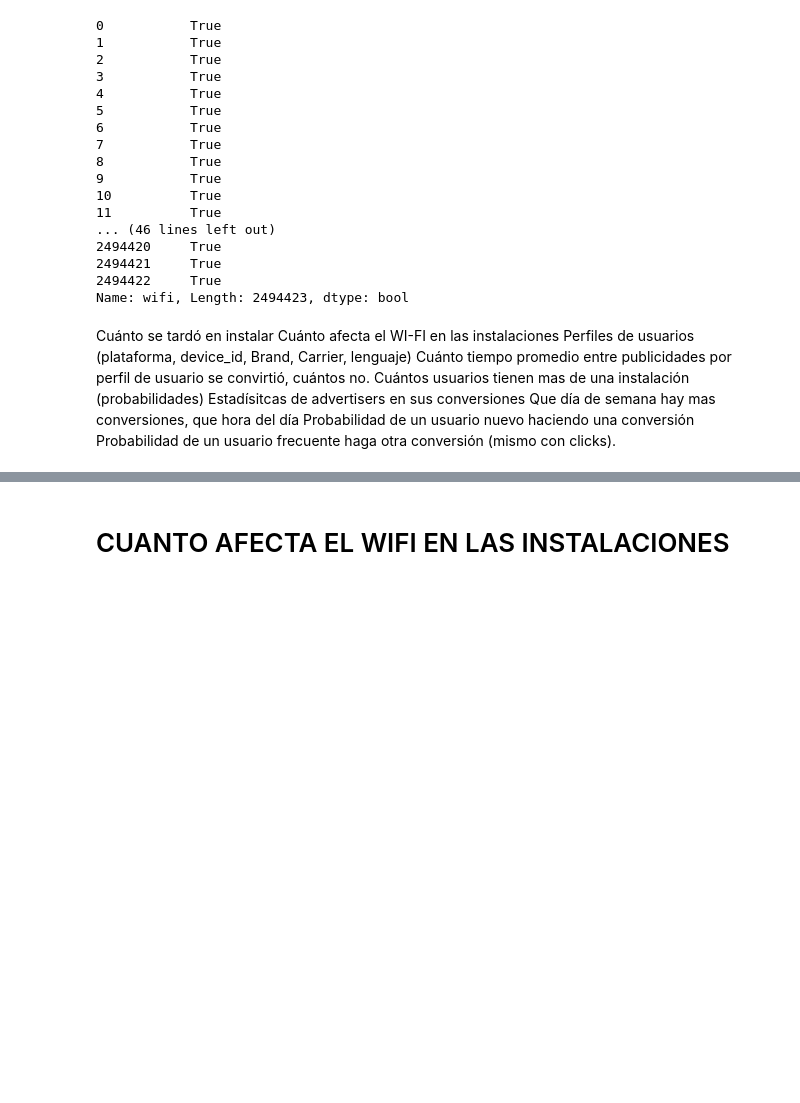
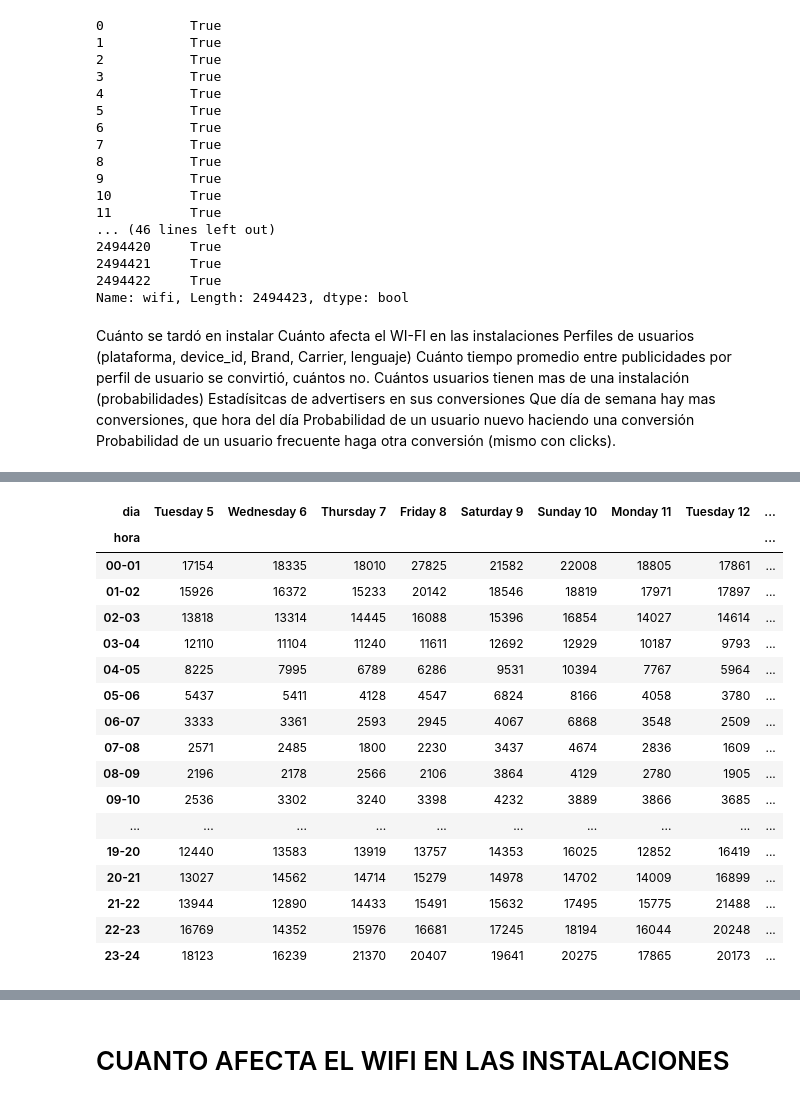
Before and after one commit to bebetosaba/7506-datos-1C2019, a Jupyter notebook: TP1/analisis.ipynb, the cells around one changed output, grey strips where cells are left out. Saved outputs shown, nothing was run; the diff lists cells and outputs as text; code cells hidden in the pictures; blank space fills up the shorter version.

```diff
--- a/TP1/analisis.ipynb
+++ b/TP1/analisis.ipynb
@@ -67,0 +204,29 @@ Probabilidad de un usuario frecuente haga otra conversión (mismo con clicks).
+# %%
+#FRANJA HORARIA SEGÚN CANTIDAD DE EVENTOS
+eventsDF['date'] = pd.to_datetime(eventsDF['date'])
+eventsDF['hora'] = eventsDF['date'].apply(lambda x: ('%02d-%02d' % (x.hour, (x.hour+1))))
+eventsDF['dia'] = eventsDF['date'].apply(lambda x: x.day_name()+' '+str(x.day))
+pivot_events = eventsDF.groupby(['dia','hora']).size().reset_index()
+pivot_events.columns = ['dia','hora', 'count']
+pivot_events = pivot_events.pivot_table(index='hora', columns='dia', values='count',aggfunc='sum', fill_value=0, dropna=False)
+pivot_events = pivot_events[['Tuesday 5', 'Wednesday 6', 'Thursday 7', 'Friday 8', 'Saturday 9', 'Sunday 10', 'Monday 11', 'Tuesday 12', 'Wednesday 13']]
+display(pivot_events)
+# %% [output]
+| dia | Tuesday 5 | Wednesday 6 | Thursday 7 | Friday 8 | Saturday 9 | Sunday 10 | Monday 11 | Tuesday 12 | ... |
+| hora |  |  |  |  |  |  |  |  | ... |
+| 00-01 | 17154 | 18335 | 18010 | 27825 | 21582 | 22008 | 18805 | 17861 | ... |
+| 01-02 | 15926 | 16372 | 15233 | 20142 | 18546 | 18819 | 17971 | 17897 | ... |
+| 02-03 | 13818 | 13314 | 14445 | 16088 | 15396 | 16854 | 14027 | 14614 | ... |
+| 03-04 | 12110 | 11104 | 11240 | 11611 | 12692 | 12929 | 10187 | 9793 | ... |
+| 04-05 | 8225 | 7995 | 6789 | 6286 | 9531 | 10394 | 7767 | 5964 | ... |
+| 05-06 | 5437 | 5411 | 4128 | 4547 | 6824 | 8166 | 4058 | 3780 | ... |
+| 06-07 | 3333 | 3361 | 2593 | 2945 | 4067 | 6868 | 3548 | 2509 | ... |
+| 07-08 | 2571 | 2485 | 1800 | 2230 | 3437 | 4674 | 2836 | 1609 | ... |
+| 08-09 | 2196 | 2178 | 2566 | 2106 | 3864 | 4129 | 2780 | 1905 | ... |
+| 09-10 | 2536 | 3302 | 3240 | 3398 | 4232 | 3889 | 3866 | 3685 | ... |
+| ... | ... | ... | ... | ... | ... | ... | ... | ... | ... |
+| 19-20 | 12440 | 13583 | 13919 | 13757 | 14353 | 16025 | 12852 | 16419 | ... |
+| 20-21 | 13027 | 14562 | 14714 | 15279 | 14978 | 14702 | 14009 | 16899 | ... |
+| 21-22 | 13944 | 12890 | 14433 | 15491 | 15632 | 17495 | 15775 | 21488 | ... |
+| 22-23 | 16769 | 14352 | 15976 | 16681 | 17245 | 18194 | 16044 | 20248 | ... |
+| 23-24 | 18123 | 16239 | 21370 | 20407 | 19641 | 20275 | 17865 | 20173 | ... |
```
Also changed, not shown: parts of 64 cells of this notebook.
